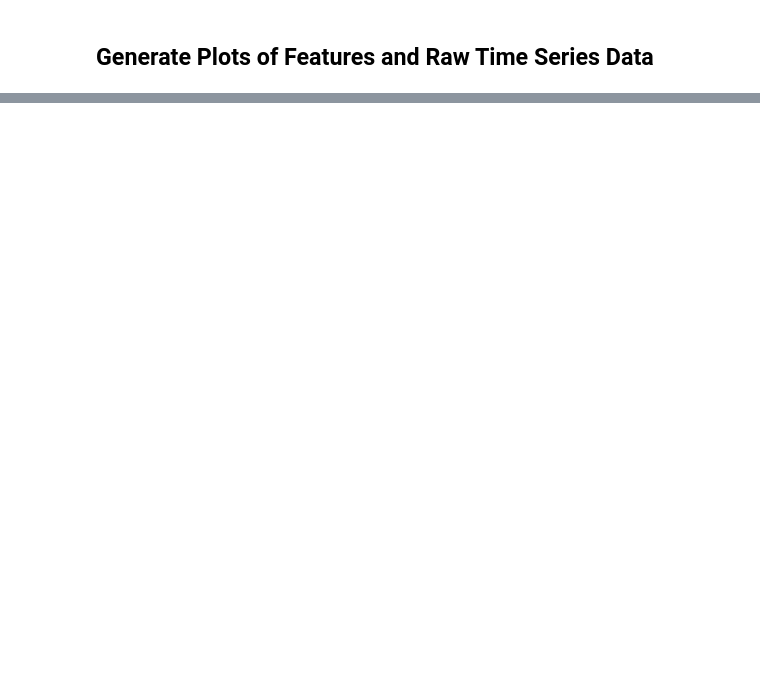
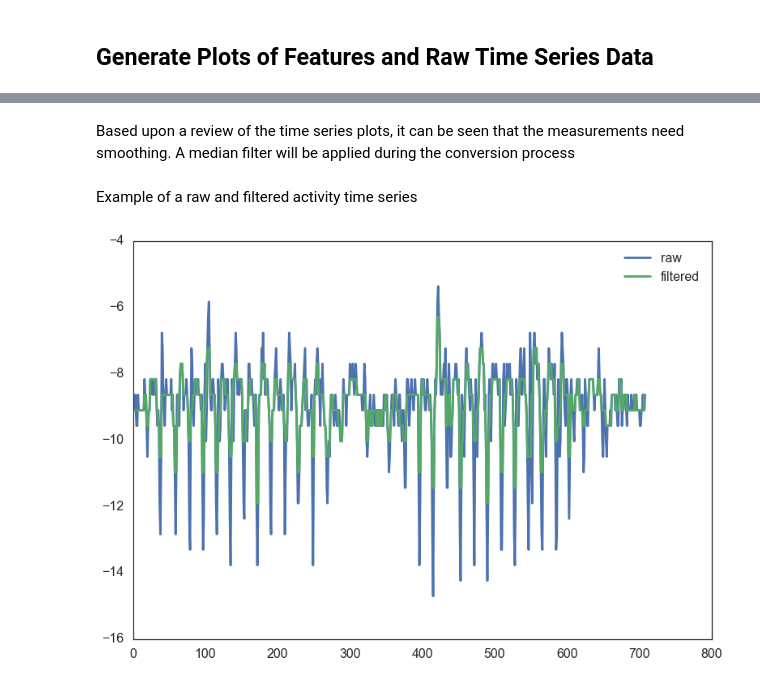
Before and after one commit to matt-gordon/DS-DC-13-Final-Project, a Jupyter notebook: Exploratory Data Analysis.ipynb, the cells around one changed output, grey strips where cells are left out. Cells and saved outputs as stored; diff of their text form; code cells hidden in the pictures; blank space fills up the shorter version.

```diff
--- a/Exploratory Data Analysis.ipynb
+++ b/Exploratory Data Analysis.ipynb
@@ -323,0 +324,17 @@ featuresDF.count()
+# %% [markdown]
+Based upon a review of the time series plots, it can be seen that the measurements need smoothing.  A median filter will be applied during the conversion process
+# %% [markdown]
+Example of a raw and filtered activity time series
+# %%
+x,y,z = dataList[300][1]
+# %%
+sns.set(style="white")
+sns.set_context("poster")
+x_new = sp.medfilt(x, kernel_size=5)
+plt.plot(x,label = 'raw')
+plt.plot(x_new,label = 'filtered')
+plt.legend()
+plt.savefig('filtered.png')
+plt.show()
+# %% [output]
+[figure, added]
```
Also changed, not shown: parts of 39 cells of this notebook, 3 other files.
